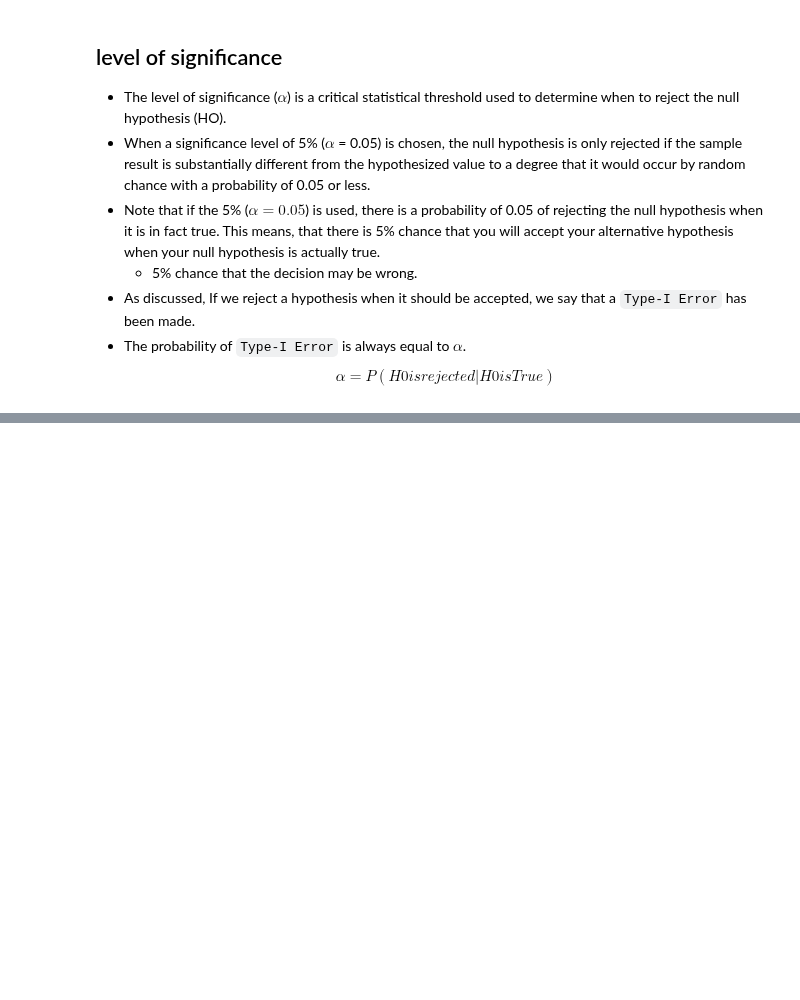
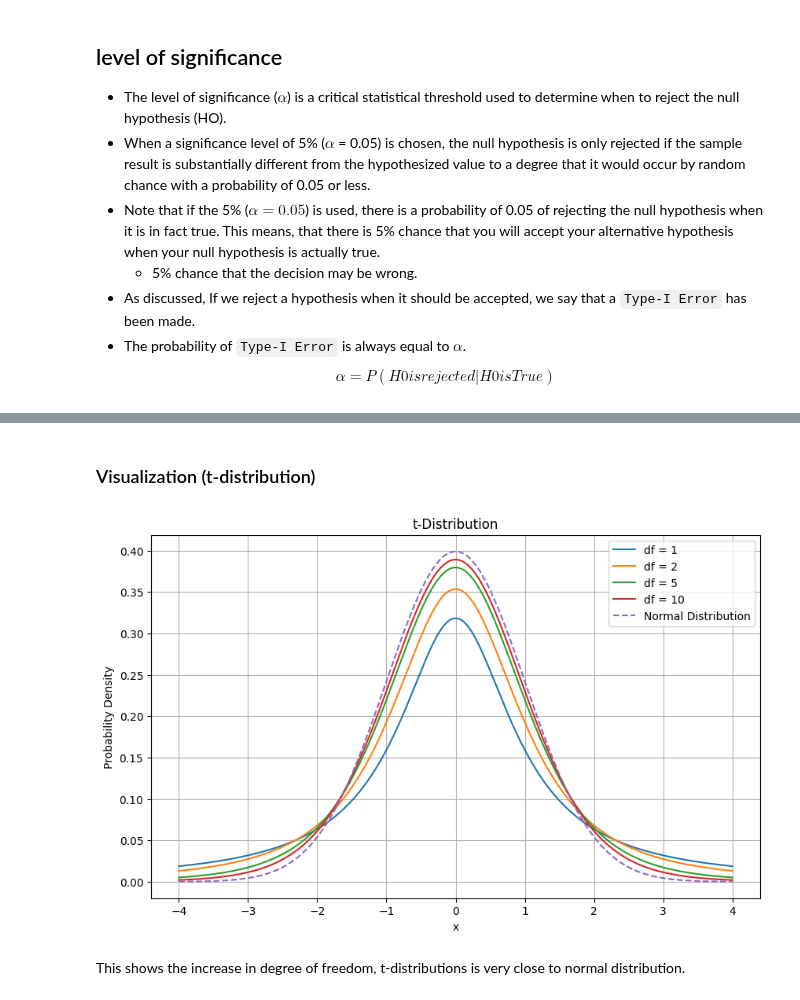
Before and after one commit to thapaliya123/Data-Science-Journey, a Jupyter notebook: DS/02-Statistics/hypthesis_testing_theory.ipynb, the cells around one changed output, grey strips where cells are left out. Drawn from its saved outputs; the diff is of its cells as text; code cells hidden in the pictures; blank space fills up the shorter version.

```diff
--- a/DS/02-Statistics/hypthesis_testing_theory.ipynb
+++ b/DS/02-Statistics/hypthesis_testing_theory.ipynb
@@ -106,0 +178,39 @@ $$\alpha=P(H0 is rejected | H0 is True)$$
+# %% [markdown]
+### Visualization (t-distribution)
+# %%
+import numpy as np
+import matplotlib.pyplot as plt
+from scipy.stats import t, norm
+
+# Define degrees of freedom
+# to visualize the t-distribution
+degrees_of_freedom = [1, 2, 5, 10]
+
+# Generate x values
+x = np.linspace(-4, 4, 1000)
+
+# Plot the t-distributions for different degrees of freedom
+plt.figure(figsize=(10, 6))
+for df in degrees_of_freedom:
+    # Calculate the probability density function (PDF) for the t-distribution
+    pdf = t.pdf(x, df)
+    plt.plot(x, pdf, label=f'df = {df}')
+
+
+# Plot the exact normal distribution
+pdf_normal = norm.pdf(x)
+plt.plot(x, pdf_normal, label='Normal Distribution', linestyle='--')
+
+# Add labels and a legend
+plt.title('t-Distribution')
+plt.xlabel('x')
+plt.ylabel('Probability Density')
+plt.legend()
+
+# Show the plot
+plt.grid(True)
+plt.show()
+# %% [output]
+[figure, added]
+# %% [markdown]
+This shows the increase in degree of freedom, t-distributions is very close to normal distribution.
```
Also changed, not shown: parts of 8 cells of this notebook.
